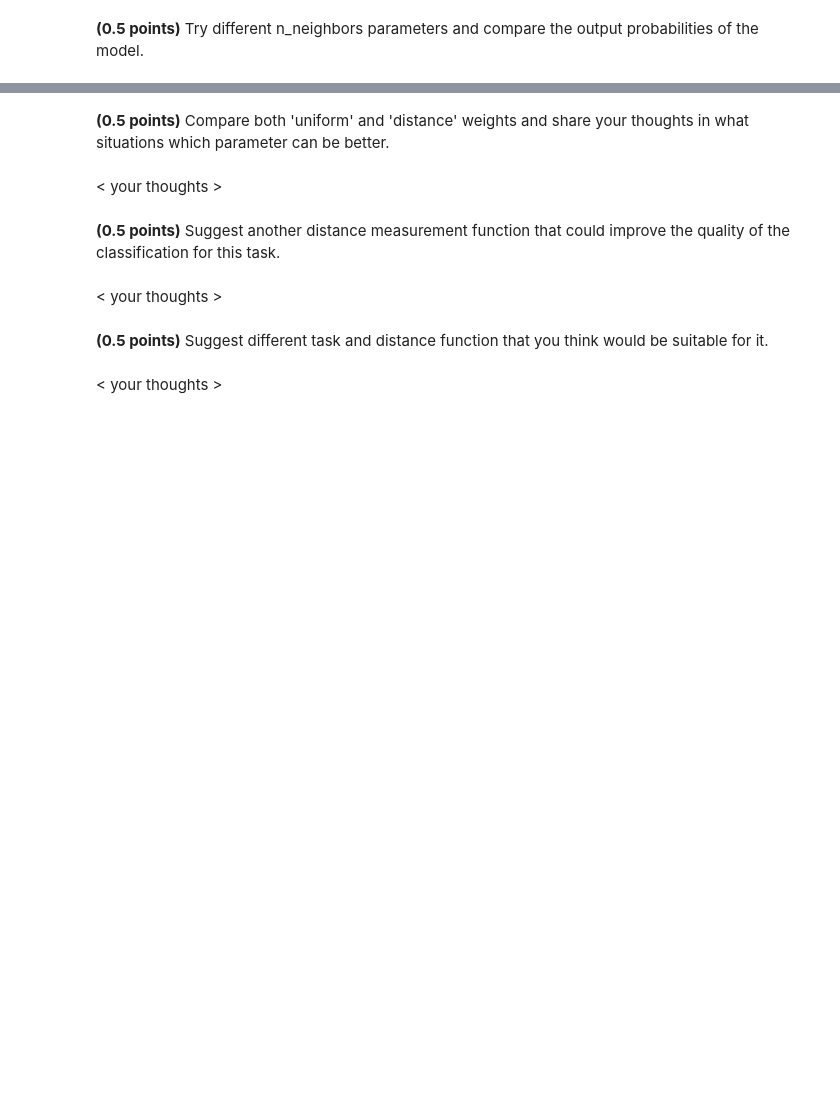
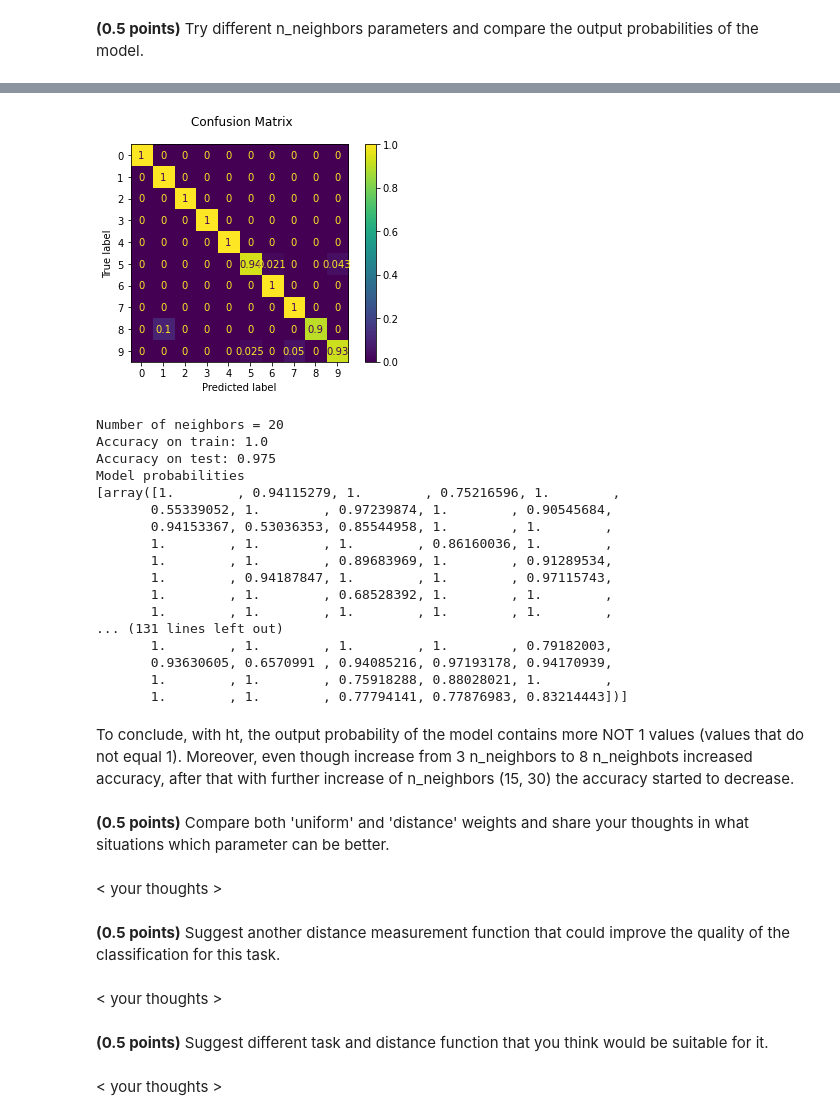
Before and after one commit to drnaida/rsschool-machine-learning-course, a Jupyter notebook: hw_classification.ipynb, the cells around one changed output, grey strips where cells are left out. Cells and saved outputs as stored; diff of their text form; code cells hidden in the pictures; blank space fills up the shorter version.

```diff
--- a/hw_classification.ipynb
+++ b/hw_classification.ipynb
@@ -507,3 +599,33 @@ As we can see from the Confusion matrix above, the model confusses 5 with 6 and
+# %%
+model = CustomKNeighborsClassifier(n_neighbors=30, weights='distance')
+model.fit(X_train, y_train)
+train_acc, test_acc = fit_evaluate(model, X_train, y_train, X_test, y_test)
+print(f'Number of neighbors = {i}')
+print("Accuracy on train:", train_acc)
+print("Accuracy on test:", test_acc)
+print('Model probabilities')
+print(model.probabilities_all)
+# %% [output]
+[figure, added]
+Number of neighbors = 20
+Accuracy on train: 1.0
+Accuracy on test: 0.975
+Model probabilities
+[array([1.        , 0.94115279, 1.        , 0.75216596, 1.        ,
+       0.55339052, 1.        , 0.97239874, 1.        , 0.90545684,
+       0.94153367, 0.53036353, 0.85544958, 1.        , 1.        ,
+       1.        , 1.        , 1.        , 0.86160036, 1.        ,
+       1.        , 1.        , 0.89683969, 1.        , 0.91289534,
+       1.        , 0.94187847, 1.        , 1.        , 0.97115743,
+       1.        , 1.        , 0.68528392, 1.        , 1.        ,
+       1.        , 1.        , 1.        , 1.        , 1.        ,
+... (131 lines left out)
+       1.        , 1.        , 1.        , 1.        , 0.79182003,
+       0.93630605, 0.6570991 , 0.94085216, 0.97193178, 0.94170939,
+       1.        , 1.        , 0.75918288, 0.88028021, 1.        ,
+       1.        , 1.        , 0.77794141, 0.77876983, 0.83214443])]
+# %% [markdown]
+To conclude, with ht, the output probability of the model contains more NOT 1 values (values that do not equal 1). Moreover, even though increase from 3 n_neighbors to 8 n_neighbots increased accuracy, after that with further increase of n_neighbors (15, 30) the accuracy started to decrease.
 # %% [markdown]
 **(0.5 points)** Compare both 'uniform' and 'distance' weights and share your thoughts in what situations which parameter can be better.
 # %%
```
Also changed, not shown: parts of 12 cells of this notebook.
